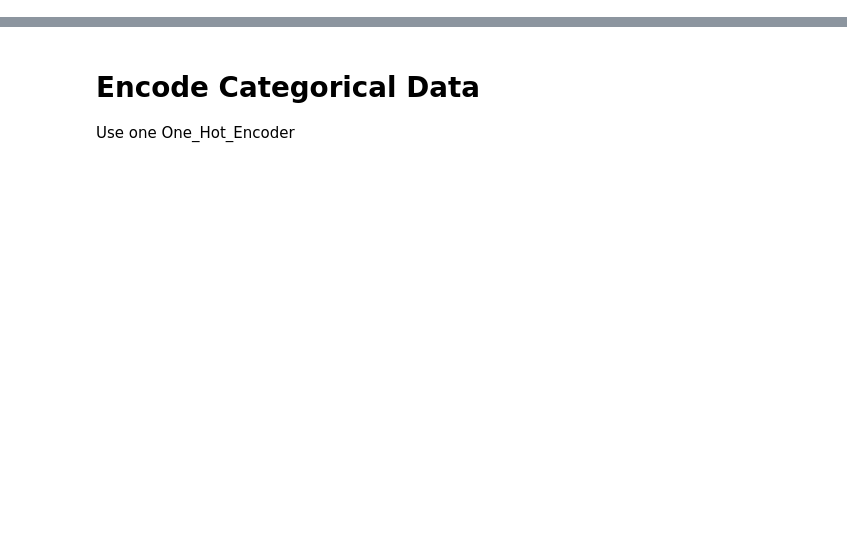
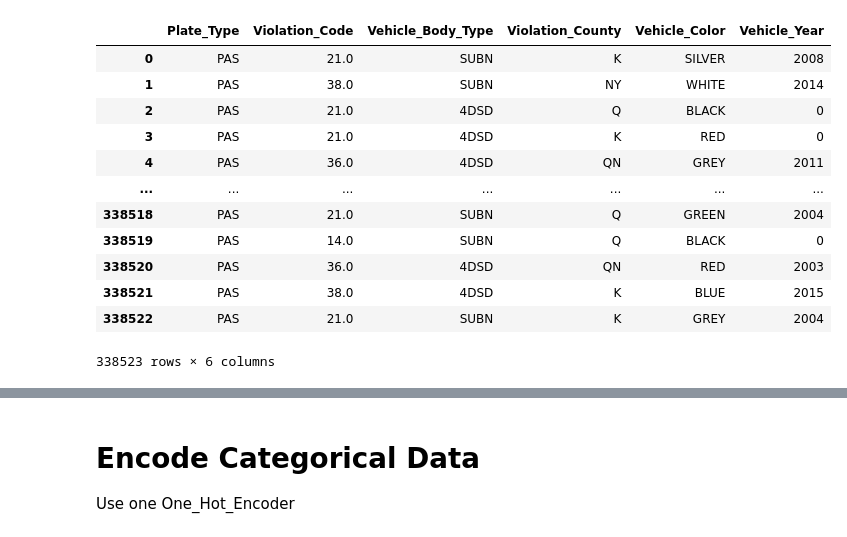
Before and after one commit to alorenz465446/NYC_Parking_Tickets, a Jupyter notebook: NYC_Machine_Learning.ipynb, the cells around one changed output, grey strips where cells are left out. Drawn from its saved outputs; the diff is of its cells as text; code cells hidden in the pictures; blank space fills up the shorter version.

```diff
--- a/NYC_Machine_Learning.ipynb
+++ b/NYC_Machine_Learning.ipynb
@@ -29,0 +51,3 @@ nyc_df
+# %%
+# drop Violation_Time column
+nyc_df = nyc_df.drop("Violation_Time", axis=1)
@@ -29,0 +68,45 @@ nyc_df
+# %%
+# Fix Colors
+def change_color(color):
+  if color == 'GY':
+    return 'GREY'
+  elif color == 'BK':
+    return 'BLACK'
+  elif color == 'BLAK':
+    return 'BLACK'
+  elif color == 'WH':
+    return 'WHITE'
+  elif color == 'BL':
+    return 'BLUE'
+  elif color == 'RD':
+    return 'RED'
+  elif color == 'SILVE':
+    return 'SILVER'
+  elif color == 'GR':
+    return 'GREEN'
+  elif color == 'YW':
+    return 'YELLOW'
+  elif color == 'YELLO':
+    return 'YELLOW'
+  elif color == 'ORANG':
+    return 'ORANGE'
+  elif color == 'PURPL':
+    return 'PURPLE'
+  else: return color;
+# %%
+nyc_df['Vehicle_Color']= nyc_df['Vehicle_Color'].apply(change_color)
+nyc_df
+# %% [output]
+|  | Plate_Type | Violation_Code | Vehicle_Body_Type | Violation_County | Vehicle_Color | Vehicle_Year |
+| 0 | PAS | 21.0 | SUBN | K | SILVER | 2008 |
+| 1 | PAS | 38.0 | SUBN | NY | WHITE | 2014 |
+| 2 | PAS | 21.0 | 4DSD | Q | BLACK | 0 |
+| 3 | PAS | 21.0 | 4DSD | K | RED | 0 |
+| 4 | PAS | 36.0 | 4DSD | QN | GREY | 2011 |
+| ... | ... | ... | ... | ... | ... | ... |
+| 338518 | PAS | 21.0 | SUBN | Q | GREEN | 2004 |
+| 338519 | PAS | 14.0 | SUBN | Q | BLACK | 0 |
+| 338520 | PAS | 36.0 | 4DSD | QN | RED | 2003 |
+| 338521 | PAS | 38.0 | 4DSD | K | BLUE | 2015 |
+| 338522 | PAS | 21.0 | SUBN | K | GREY | 2004 |
+338523 rows × 6 columns
```
Also changed, not shown: parts of 18 cells of this notebook.
